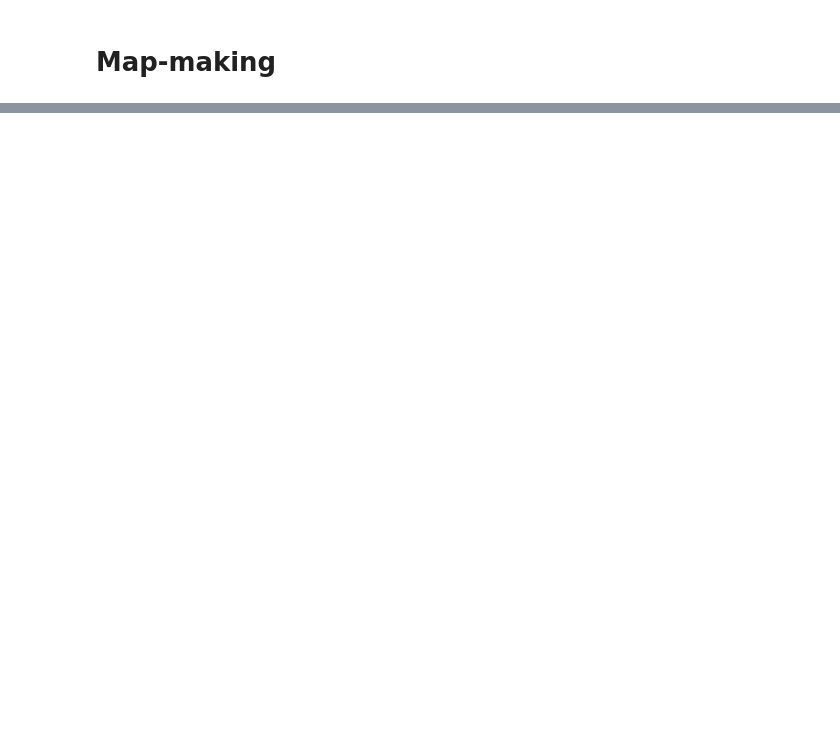
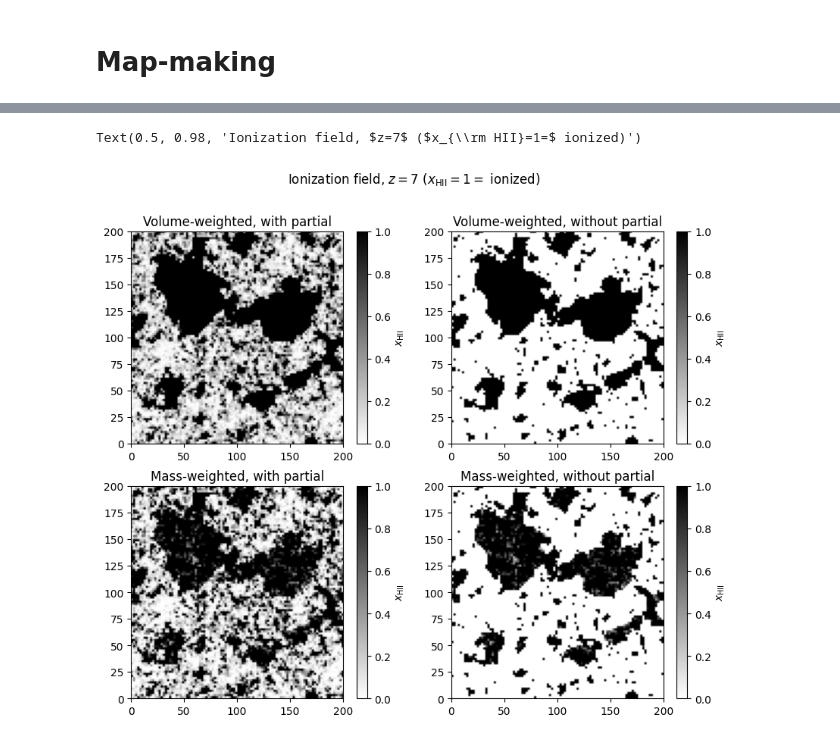
Before and after one commit to JulianBMunoz/Zeus21, a Jupyter notebook: docs/tutorials/Tutorial_Zeus21_Maps.ipynb, the cells around one changed output, grey strips where cells are left out. Cells and saved outputs as stored; diff of their text form; code cells hidden in the pictures; blank space fills up the shorter version.

```diff
--- a/docs/tutorials/Tutorial_Zeus21_Maps.ipynb
+++ b/docs/tutorials/Tutorial_Zeus21_Maps.ipynb
@@ -83,0 +51,5 @@ and more!
+# %%
+Lbox = 200   # box size (in comoving Mpc)
+Ncells = 100 # number of cell per box side; the resolution is Lbox/Ncells
+seed = 1234  # default random seed, shared to produce the same clustering properties
+z = 7. # redshift at which maps are computed
@@ -83,0 +86,13 @@ and more!
+# %%
+reio_map = m.reionization_maps(
+    CosmoParams = CosmoParams,
+    CoeffStructure = T21global,
+    input_z = T21global.zintegral, # !!! here you can pass a float or an array
+    input_boxlength = Lbox,
+    ncells = Ncells,
+    seed = seed,
+    COMPUTE_DENSITY_AT_ALLZ = Reio.COMPUTE_DENSITY_AT_ALLZ,
+    COMPUTE_MASSWEIGHTED = Reio.COMPUTE_MASSWEIGHTED,
+    COMPUTE_PARTIAL_IONIZATIONS = Reio.COMPUTE_PARTIAL_IONIZATIONS,
+    COMPUTE_ZREION = Reio.COMPUTE_ZREION
+)
@@ -83,0 +118,28 @@ and more!
+# %%
+# plot the boxes
+
+z_id =  zeus21.z21_utilities.find_nearest_idx(reio_map.input_z, z)[0] # index of z in the input_z array passed to reionization_maps
+slice_id = 0 # which slice of the (Ncells, Ncells, Ncells) coeval box should be plotted
+
+fig, ax = plt.subplots(2,2,figsize=(10,8))
+
+im = ax[0,0].imshow(reio_map.ion_field_partial_allz[z_id][slice_id], vmin = 0, vmax = 1, cmap = 'binary', extent=(0,Lbox,0,Lbox))
+plt.colorbar(im, label = r'$x_{\rm HII}$')
+ax[0,0].set_title(r'Volume-weighted, with partial')
+
+im = ax[0,1].imshow(reio_map.ion_field_allz[z_id][slice_id], vmin = 0, vmax = 1, cmap = 'binary', extent=(0,Lbox,0,Lbox))
+plt.colorbar(im, label = r'$x_{\rm HII}$')
+ax[0,1].set_title(r'Volume-weighted, without partial')
+
+im = ax[1,0].imshow(reio_map.ion_field_partial_massweighted_allz[z_id][slice_id], vmin = 0, vmax = 1, cmap = 'binary', extent=(0,Lbox,0,Lbox))
+plt.colorbar(im, label = r'$x_{\rm HII}$')
+ax[1,0].set_title(r'Mass-weighted, with partial')
+
+im = ax[1,1].imshow(reio_map.ion_field_massweighted_allz[z_id][slice_id], vmin = 0, vmax = 1, cmap = 'binary', extent=(0,Lbox,0,Lbox))
+plt.colorbar(im, label = r'$x_{\rm HII}$')
+ax[1,1].set_title(r'Mass-weighted, without partial')
+
+plt.suptitle(r'Ionization field, $z=%g$'%z + r' ($x_{\rm HII}=1=$ ionized)')
+# %% [output]
+Text(0.5, 0.98, 'Ionization field, $z=7$ ($x_{\\rm HII}=1=$ ionized)')
+[figure, added]
```
Also changed, not shown: parts of 25 cells of this notebook.
